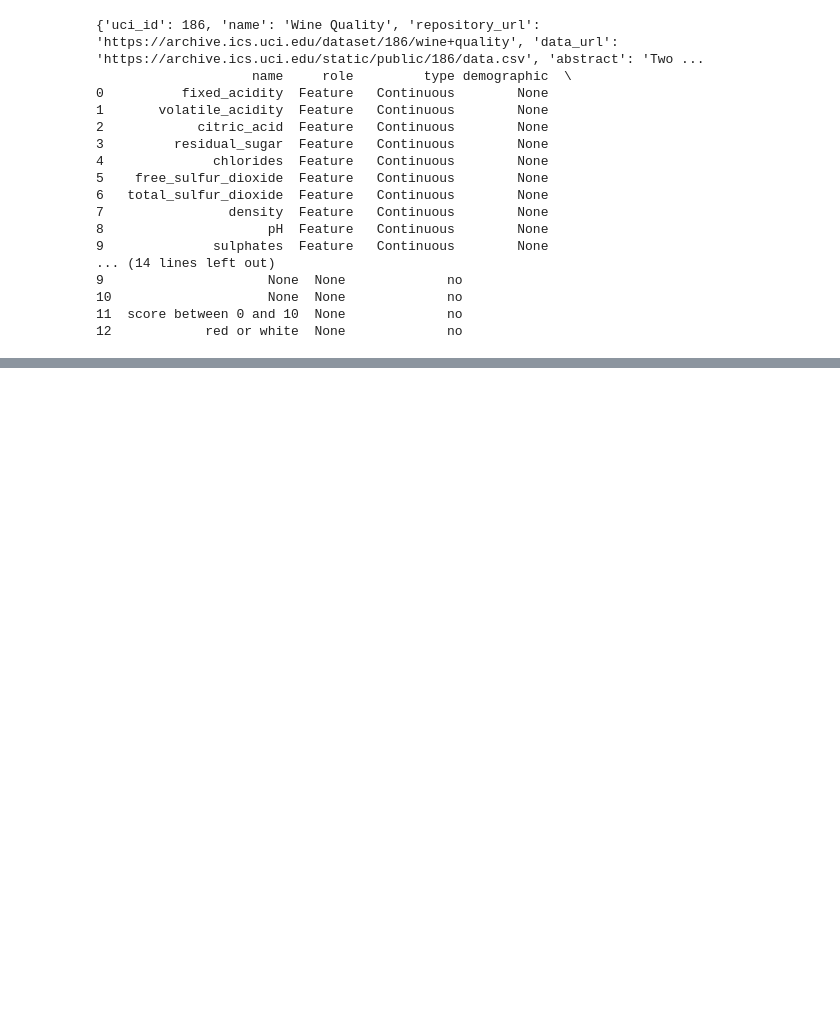
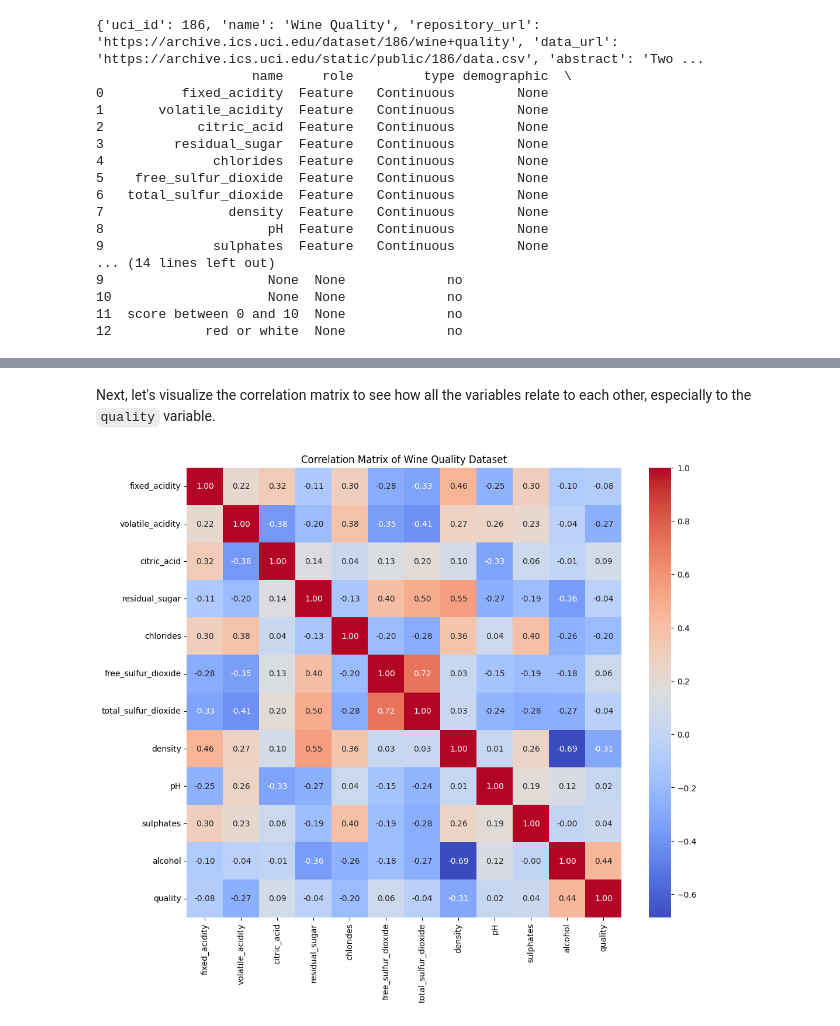
Before and after one commit to zineb-111/DS2025, a Jupyter notebook: Zineb_El_mejdoubi.ipynb, the cells around one changed output, grey strips where cells are left out. Drawn from its saved outputs; the diff is of its cells as text; code cells hidden in the pictures; blank space fills up the shorter version.

```diff
--- a/Zineb_El_mejdoubi.ipynb
+++ b/Zineb_El_mejdoubi.ipynb
@@ -50,0 +69,9 @@ print(wine_quality.variables)
+# %% [markdown]
+Next, let's visualize the correlation matrix to see how all the variables relate to each other, especially to the `quality` variable.
+# %%
+plt.figure(figsize=(12, 10))
+sns.heatmap(df_combined.corr(), annot=True, cmap='coolwarm', fmt=".2f")
+plt.title('Correlation Matrix of Wine Quality Dataset')
+plt.show()
+# %% [output]
+[figure, added]
```
Also changed, not shown: parts of 1 cell of this notebook.
